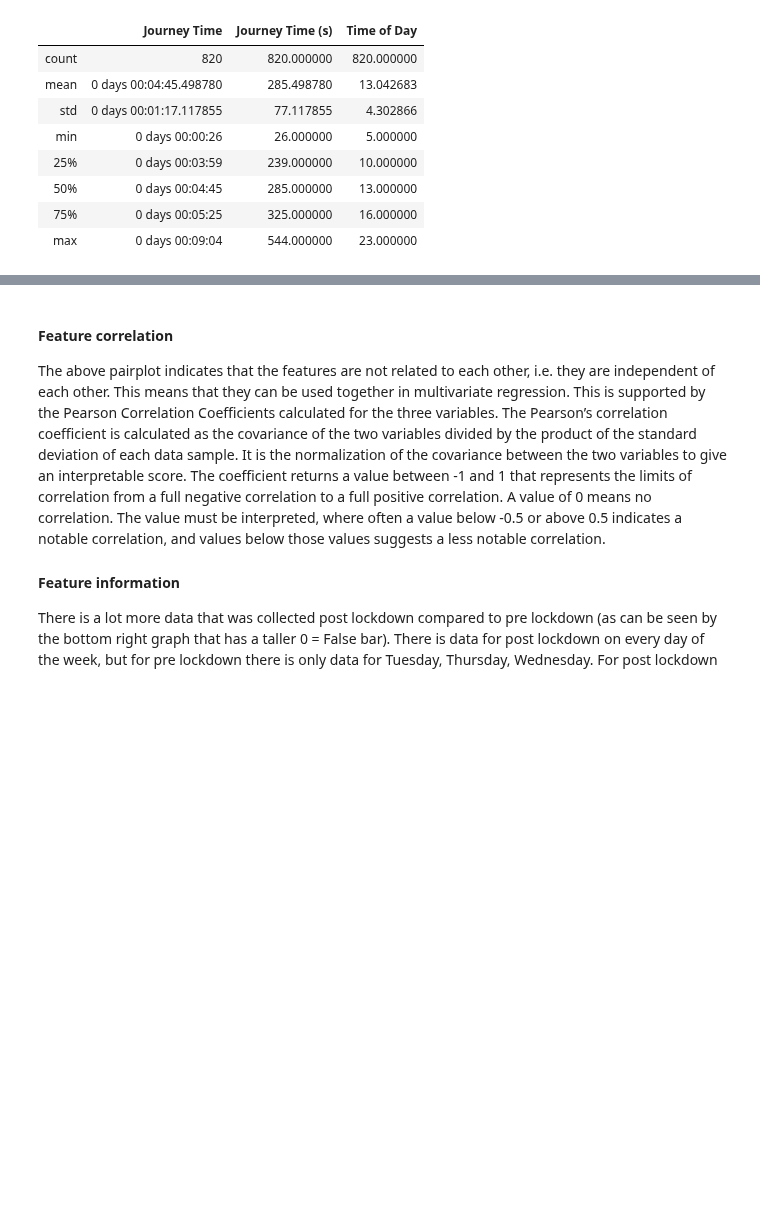
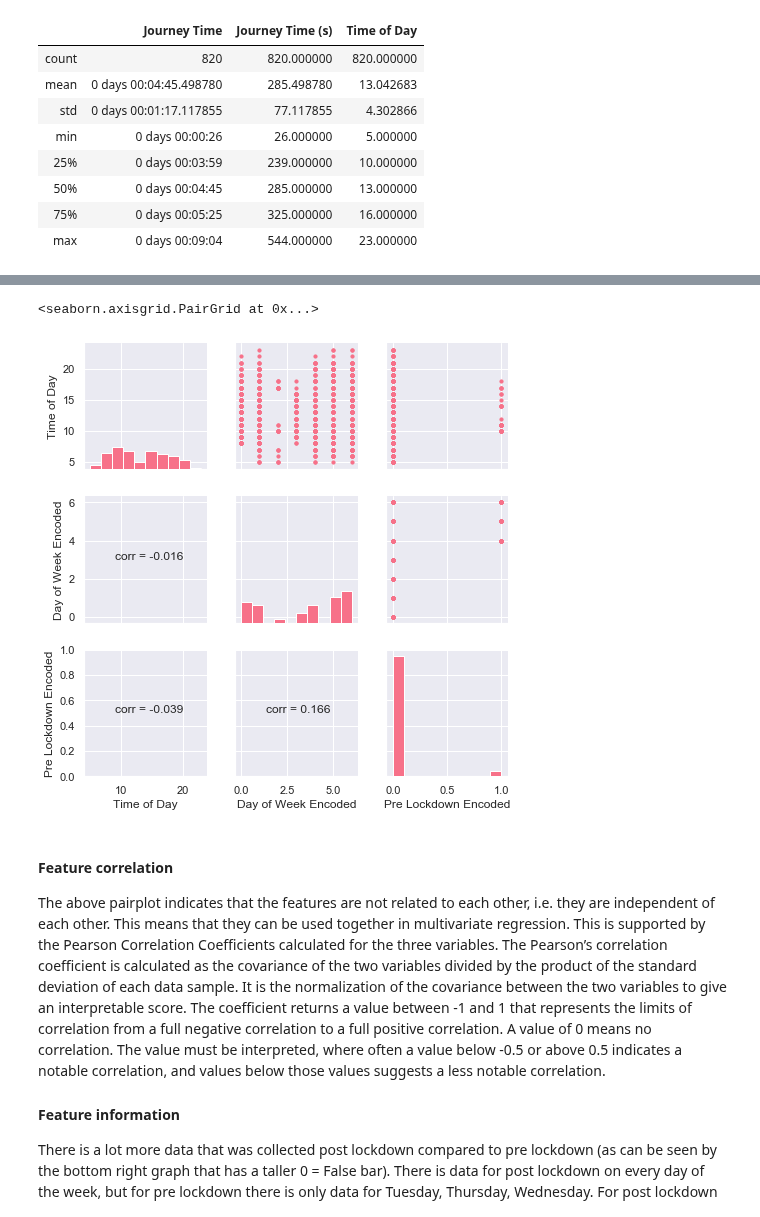
Before and after one commit to serenelc/individual-project-beng, a Jupyter notebook: regression-model.ipynb, the cells around one changed output, grey strips where cells are left out. Drawn from its saved outputs; the diff is of its cells as text; code cells hidden in the pictures; blank space fills up the shorter version.

```diff
--- a/regression-model.ipynb
+++ b/regression-model.ipynb
@@ -325,4 +326,19 @@ Pearson Correlation Coefficient 'day of week' and 'pre lockdown':  0.16561740766
 [figure]
+# %%
+def corrfunc(x, y, **kws):
+    r, _ = stats.pearsonr(x, y)
+    ax = plt.gca()
+    ax.annotate("corr = {:.3f}".format(r),
+                xy=(.25, .5), xycoords=ax.transAxes)
+
+
+pp = sns.PairGrid(df[['Time of Day', 'Day of Week Encoded', 'Pre Lockdown Encoded']], height = 2.3)
+pp.map_upper(plt.scatter, s=10)
+pp.map_diag(plt.hist)
+pp.map_lower(corrfunc)
+# %% [output]
+<seaborn.axisgrid.PairGrid at 0x...>
+[figure, added]
 # %% [markdown]
 #### Feature correlation
 
```
Also changed, not shown: parts of 9 cells of this notebook, 43 other files.
